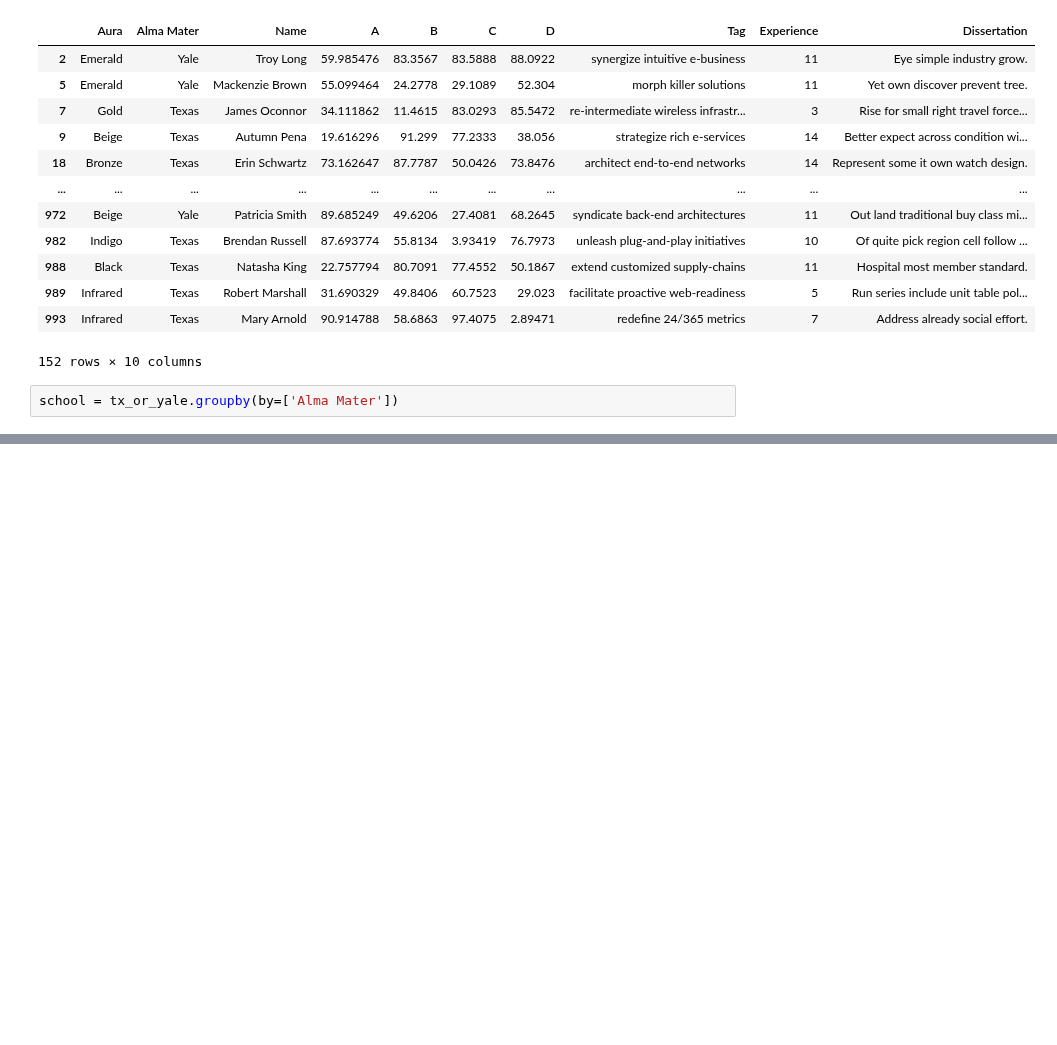
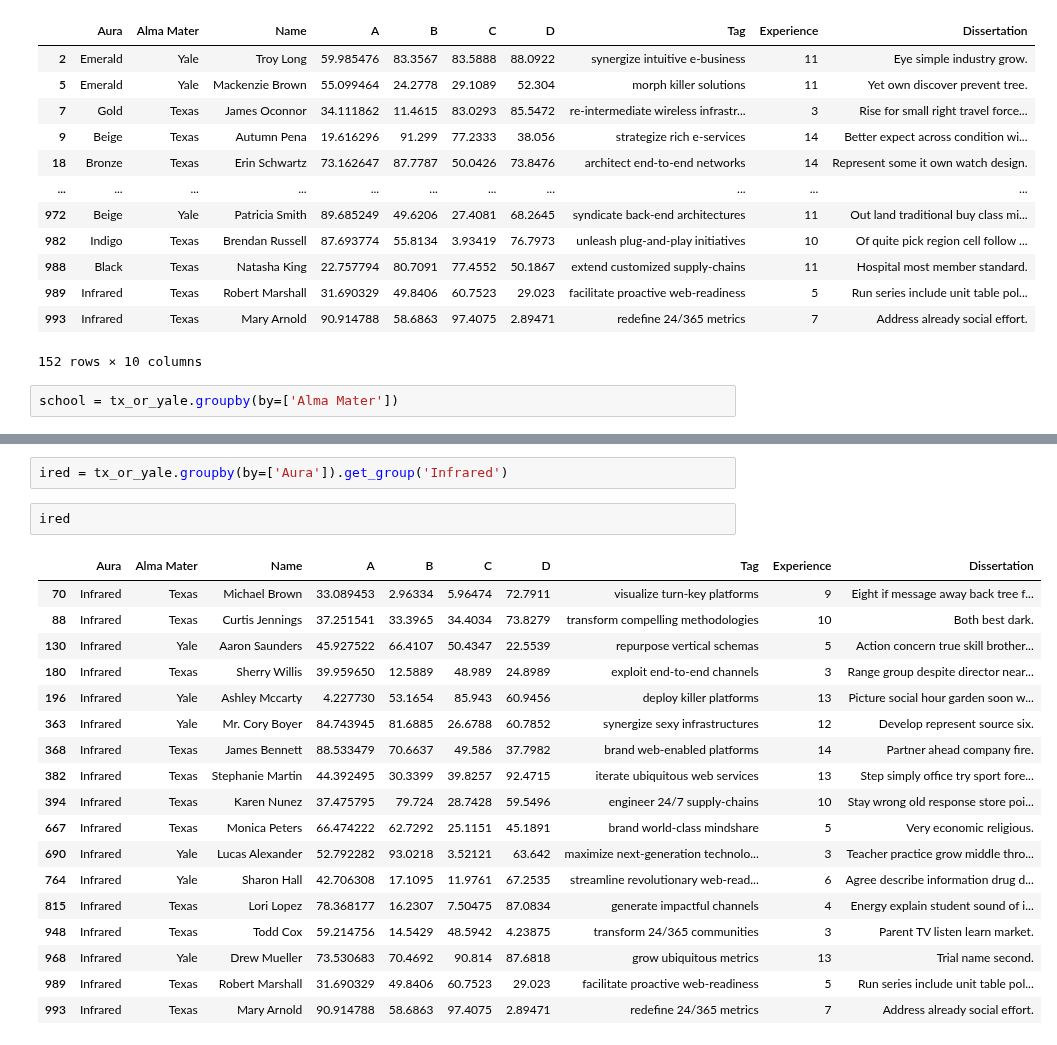
Before and after one commit to tahentx/pv_workbook, a Jupyter notebook: datascience/misc/practice.ipynb, the cells around one changed output, grey strips where cells are left out. Saved outputs shown, nothing was run; the diff lists cells and outputs as text; blank space fills up the shorter version.

```diff
--- a/datascience/misc/practice.ipynb
+++ b/datascience/misc/practice.ipynb
@@ -66,0 +64,23 @@ A
+# %%
+ired = tx_or_yale.groupby(by=['Aura']).get_group('Infrared')
+# %%
+ired
+# %% [output]
+|  | Aura | Alma Mater | Name | A | B | C | D | Tag | Experience | Dissertation |
+| 70 | Infrared | Texas | Michael Brown | 33.089453 | 2.96334 | 5.96474 | 72.7911 | visualize turn-key platforms | 9 | Eight if message away back tree f... |
+| 88 | Infrared | Texas | Curtis Jennings | 37.251541 | 33.3965 | 34.4034 | 73.8279 | transform compelling methodologies | 10 | Both best dark. |
+| 130 | Infrared | Yale | Aaron Saunders | 45.927522 | 66.4107 | 50.4347 | 22.5539 | repurpose vertical schemas | 5 | Action concern true skill brother... |
+| 180 | Infrared | Texas | Sherry Willis | 39.959650 | 12.5889 | 48.989 | 24.8989 | exploit end-to-end channels | 3 | Range group despite director near... |
+| 196 | Infrared | Yale | Ashley Mccarty | 4.227730 | 53.1654 | 85.943 | 60.9456 | deploy killer platforms | 13 | Picture social hour garden soon w... |
+| 363 | Infrared | Yale | Mr. Cory Boyer | 84.743945 | 81.6885 | 26.6788 | 60.7852 | synergize sexy infrastructures | 12 | Develop represent source six. |
+| 368 | Infrared | Texas | James Bennett | 88.533479 | 70.6637 | 49.586 | 37.7982 | brand web-enabled platforms | 14 | Partner ahead company fire. |
+| 382 | Infrared | Texas | Stephanie Martin | 44.392495 | 30.3399 | 39.8257 | 92.4715 | iterate ubiquitous web services | 13 | Step simply office try sport fore... |
+| 394 | Infrared | Texas | Karen Nunez | 37.475795 | 79.724 | 28.7428 | 59.5496 | engineer 24/7 supply-chains | 10 | Stay wrong old response store poi... |
+| 667 | Infrared | Texas | Monica Peters | 66.474222 | 62.7292 | 25.1151 | 45.1891 | brand world-class mindshare | 5 | Very economic religious. |
+| 690 | Infrared | Yale | Lucas Alexander | 52.792282 | 93.0218 | 3.52121 | 63.642 | maximize next-generation technolo... | 3 | Teacher practice grow middle thro... |
+| 764 | Infrared | Yale | Sharon Hall | 42.706308 | 17.1095 | 11.9761 | 67.2535 | streamline revolutionary web-read... | 6 | Agree describe information drug d... |
+| 815 | Infrared | Texas | Lori Lopez | 78.368177 | 16.2307 | 7.50475 | 87.0834 | generate impactful channels | 4 | Energy explain student sound of i... |
+| 948 | Infrared | Texas | Todd Cox | 59.214756 | 14.5429 | 48.5942 | 4.23875 | transform 24/365 communities | 3 | Parent TV listen learn market. |
+| 968 | Infrared | Yale | Drew Mueller | 73.530683 | 70.4692 | 90.814 | 87.6818 | grow ubiquitous metrics | 13 | Trial name second. |
+| 989 | Infrared | Texas | Robert Marshall | 31.690329 | 49.8406 | 60.7523 | 29.023 | facilitate proactive web-readiness | 5 | Run series include unit table pol... |
+| 993 | Infrared | Texas | Mary Arnold | 90.914788 | 58.6863 | 97.4075 | 2.89471 | redefine 24/365 metrics | 7 | Address already social effort. |
```
Also changed, not shown: parts of 4 cells of this notebook.
